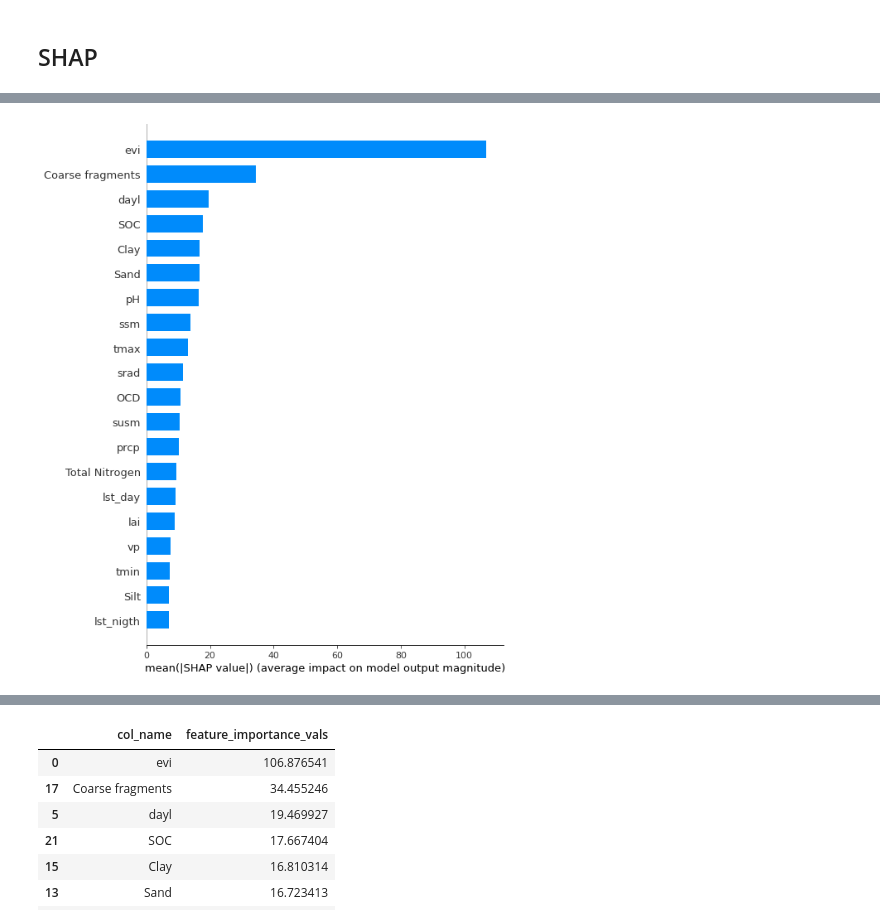
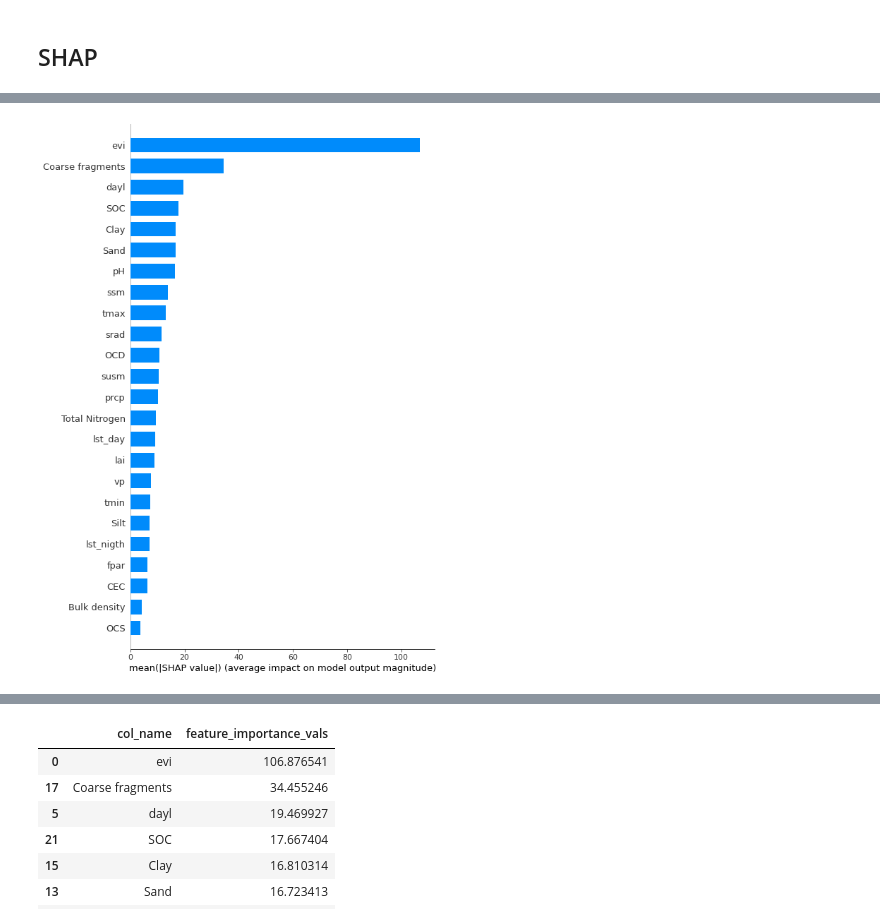
Before and after one commit to abalmumcu/crop-yield-estimation, a Jupyter notebook: feature_importance.ipynb, the cells around one changed output, grey strips where cells are left out. Cells and saved outputs as stored; diff of their text form; code cells hidden in the pictures.

```diff
--- a/feature_importance.ipynb
+++ b/feature_importance.ipynb
@@ -66,12 +152,17 @@ cols = list(full_df.columns)
 dynamic_cols = cols[1:14]
 new_dynamic_cols = [f"{dyn}_{m}" for dyn in dynamic_cols for m in range(4, 10)]
 
-new_df = pd.DataFrame(columns=new_dynamic_cols)
+vector_df = pd.DataFrame(columns=new_dynamic_cols)
+mean_df = pd.DataFrame(columns=cols[1:])
 
-# Veri döngüsü
 for i in range(0, len(full_df), 6):
     row = full_df.iloc[i:i+6,1:14].values.ravel()
-    new_df = new_df.append(pd.Series(row, index=new_df.columns), ignore_index=True)
+    vector_df = vector_df.append(pd.Series(row, index=vector_df.columns), ignore_index=True)
+    mean_ = []
+    for j in range(1, len(cols)):
+        values = full_df.iloc[i:i+6, j].values
+        mean_.append(values.mean())
+    mean_df = mean_df.append(pd.Series(mean_, index=cols[1:]), ignore_index=True)
 
 for i in range(13,len(cols)):
-    new_df[cols[i]] = full_df[cols[i]]
+    vector_df[cols[i]] = mean_df[cols[i]]
@@ -94,16 +168,0 @@ full_df
-# %%
-cols = list(full_df.columns)
-dynamic_cols = cols[1:14]
-new_dynamic_cols = [f"{dyn}_{m}" for dyn in dynamic_cols for m in range(4, 10)]
-
-mean_df = pd.DataFrame(columns=cols[1:])
-
-# Veri döngüsü
-for i in range(0, len(full_df), 6):
-    mean_ = []
-    for j in range(1, len(cols)):
-        values = full_df.iloc[i:i+6, j].values
-        mean_.append(values.mean())
-    mean_df = mean_df.append(pd.Series(mean_, index=cols[1:]), ignore_index=True)
-#for i in range(13,len(cols)):
-    #mean_df[cols[i]] = full_df[cols[i]]
@@ -154,9 +212,9 @@ target = 'yield'
 #df_no_data_removed_ = full_df.drop('Date',axis=1)
 
 
-X = mean_df.drop(target,axis=1)
+X = mean_df.drop(target,axis=1).to_numpy()
 
-y = mean_df[target]
+y = mean_df[target].to_numpy()
 
 #  convert the dataset into an optimized data structure called Dmatrix that XGBoost supports
 data_dmatrix = xgb.DMatrix(data=X,label=y)
@@ -193,5 +298,12 @@ import shap
 # %%
 # Fits the explainer
+
+X_df = mean_df.drop(target,axis=1)
+
+y_df = mean_df[target]
+
+X_train_df, X_test_df, y_train_df, y_test_df = train_test_split(X_df, y_df, test_size=0.2, random_state=41)
+
 explainer = shap.TreeExplainer(xg_reg)
 # Calculates the SHAP values - It takes some time
-_shap_values = explainer.shap_values(X_test)
+_shap_values = explainer.shap_values(X_test_df)
@@ -198,5 +401,5 @@ _shap_values = explainer.shap_values(X_test)
 # %%
-shap.summary_plot(_shap_values, X_test, plot_type="bar")
+shap.summary_plot(_shap_values, X_test_df, plot_type="bar",max_display=30)
 # %% [output]
-[figure, old version]
+[figure, new version]
 # %%
```
Also changed, not shown: parts of 45 cells of this notebook, 41 other files.
